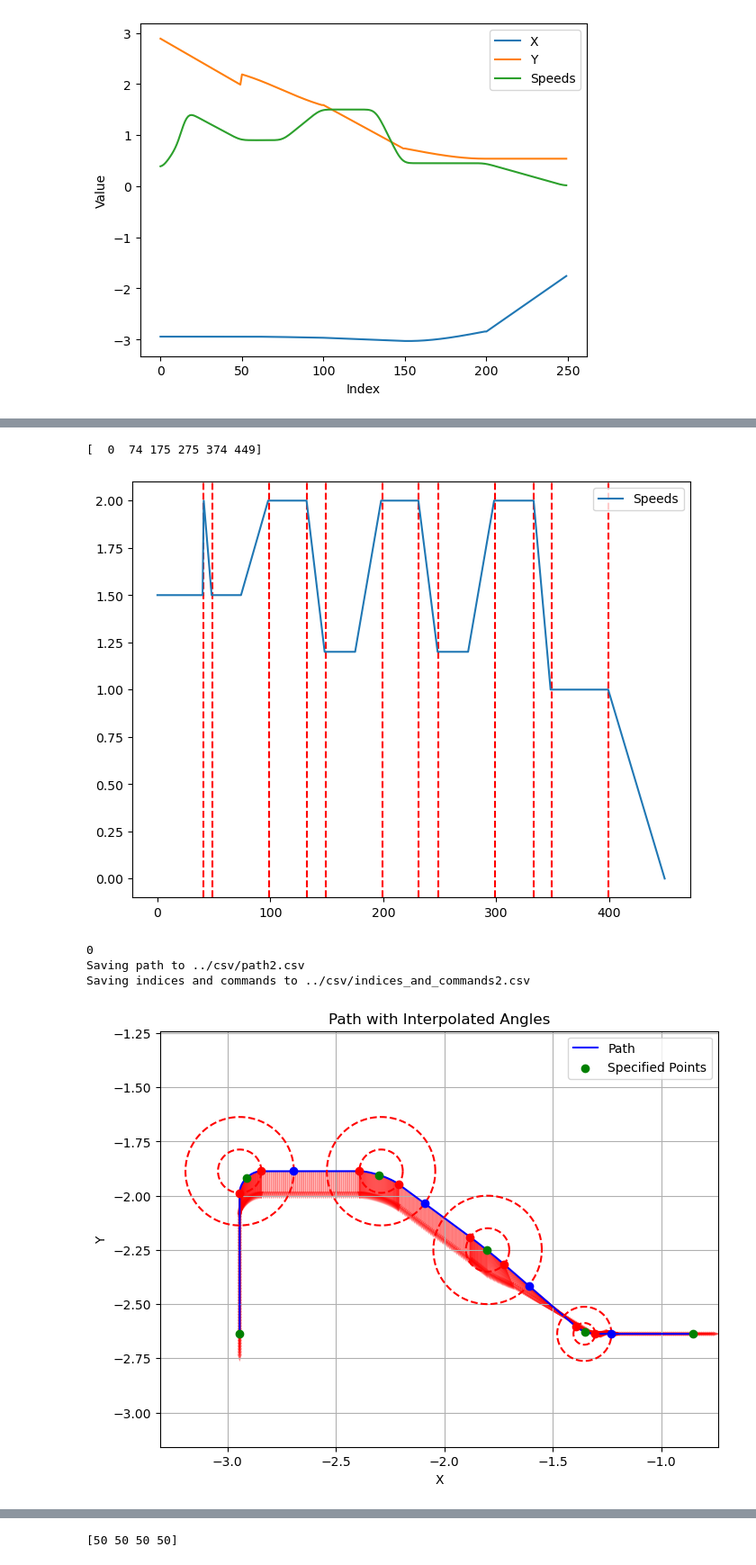
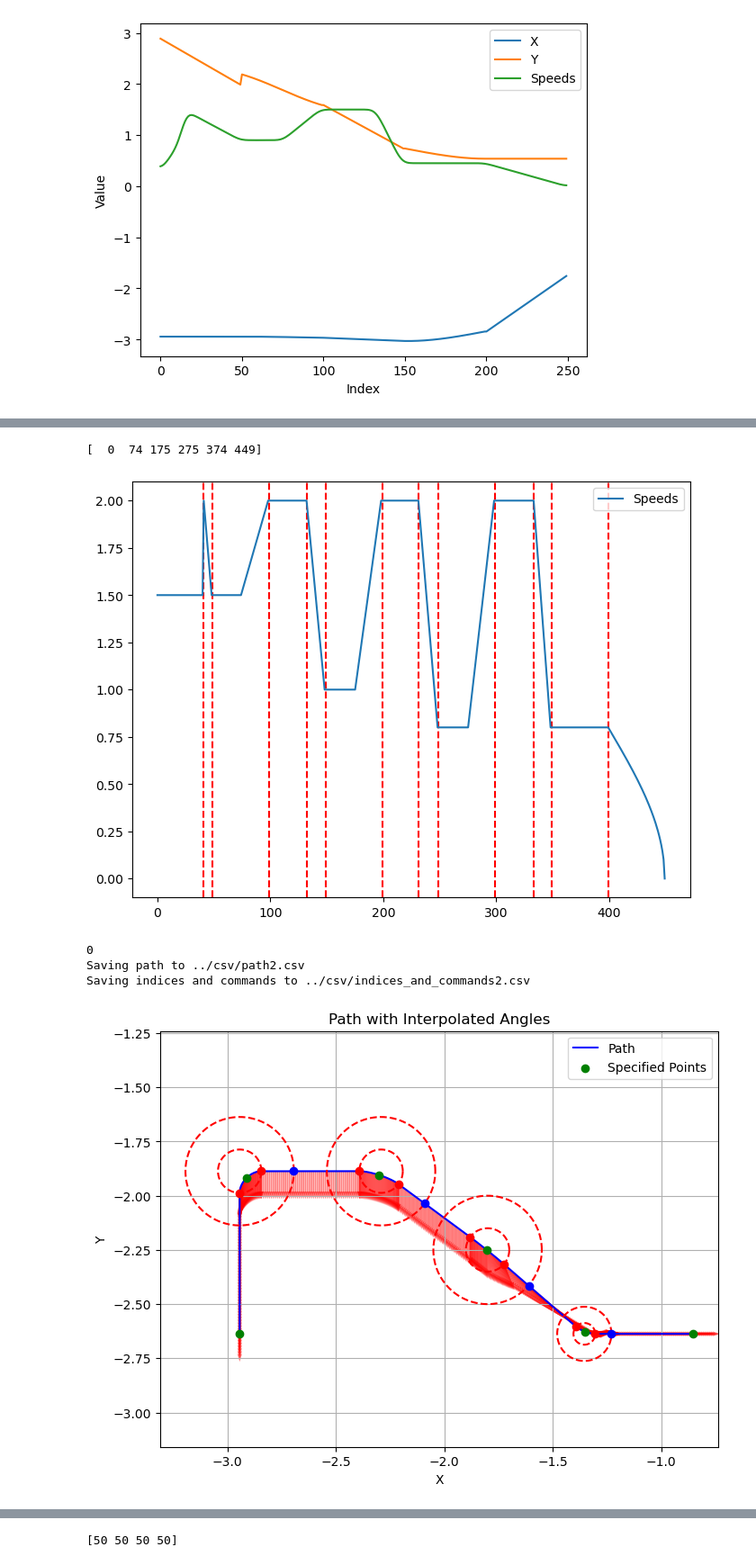
Before and after one commit to NeyagawaRobocons/chassis_haru_robo2024, a Jupyter notebook: pure_pursuit/pure_pursuit/pure_pursuit_test.ipynb, the cells around one changed output, grey strips where cells are left out. Shown at 90% size. Cells and saved outputs as stored; diff of their text form; code cells hidden in the pictures.

```diff
--- a/pure_pursuit/pure_pursuit/pure_pursuit_test.ipynb
+++ b/pure_pursuit/pure_pursuit/pure_pursuit_test.ipynb
@@ -431,7 +431,8 @@ def interpolate_speed(
         plt.axvline(x=curve_end_index, color='r', linestyle='--')
 
     # speeds[curve_end_index:] = max_speed * np.cos(np.pi * np.linspace(0, 1, num=len(speeds[curve_end_index:])))
-    speeds[curve_end_index:] = np.linspace(max_speed * speed_rates[-2], 0, num=len(speeds[curve_end_index:]))
+    # speeds[curve_end_index:] = np.linspace(max_speed * speed_rates[-2], 0, num=len(speeds[curve_end_index:]))
+    speeds[curve_end_index:] = max_speed * speed_rates[-2] * 2 * np.arccos(np.linspace(0, 1, num=len(speeds[curve_end_index:]))) / np.pi
 
     plt.plot(speeds, label='Speeds')
     plt.legend()
@@ -692,30 +694,30 @@ Saving indices and commands to ../csv/indices_and_commands1.csv
 # %%
 max_speed = 2.0 # 速度[m/s]
 poses = np.array([
     [0.854, -2.637, np.pi/2.0, 0.05, 0.75],
     [0.854 + 0.5, -2.637, np.pi/2.0, 0.05, 0.75],
     [1.8, -2.25, np.pi, 0.1, 0.5],
-    [2.291, -1.887, np.pi, 0.1, 0.5],
-    [2.943, -1.887, np.pi, 0.1, 0.5],
-    [2.943, -2.637, np.pi, 0.1, 0.5],
+    [2.291, -1.887, np.pi, 0.1, 0.4],
+    [2.943, -1.887, np.pi, 0.1, 0.4],
+    [2.943, -2.637, np.pi, 0.1, 0.4],
 ])
 
 poses[:, 0] = -poses[:, 0]
 poses[:, 2] = -poses[:, 2]
 
 commands = np.array([
     [7, 0, False],
     [0, 0, False],
     [0, 0, False],
     [0, 0, False],
     [0, 0, False],
     [9, 0, False],
 ])
 
 generate_and_save_path(poses, max_speed=max_speed, commands=commands, path_number=2, resolution=50)
 # %% [output]
 [  0  74 175 275 374 449]
-[figure, old version]
+[figure, new version]
 0
 Saving path to ../csv/path2.csv
 Saving indices and commands to ../csv/indices_and_commands2.csv
```
Also changed, not shown: parts of 4 cells of this notebook, 13 other files.
